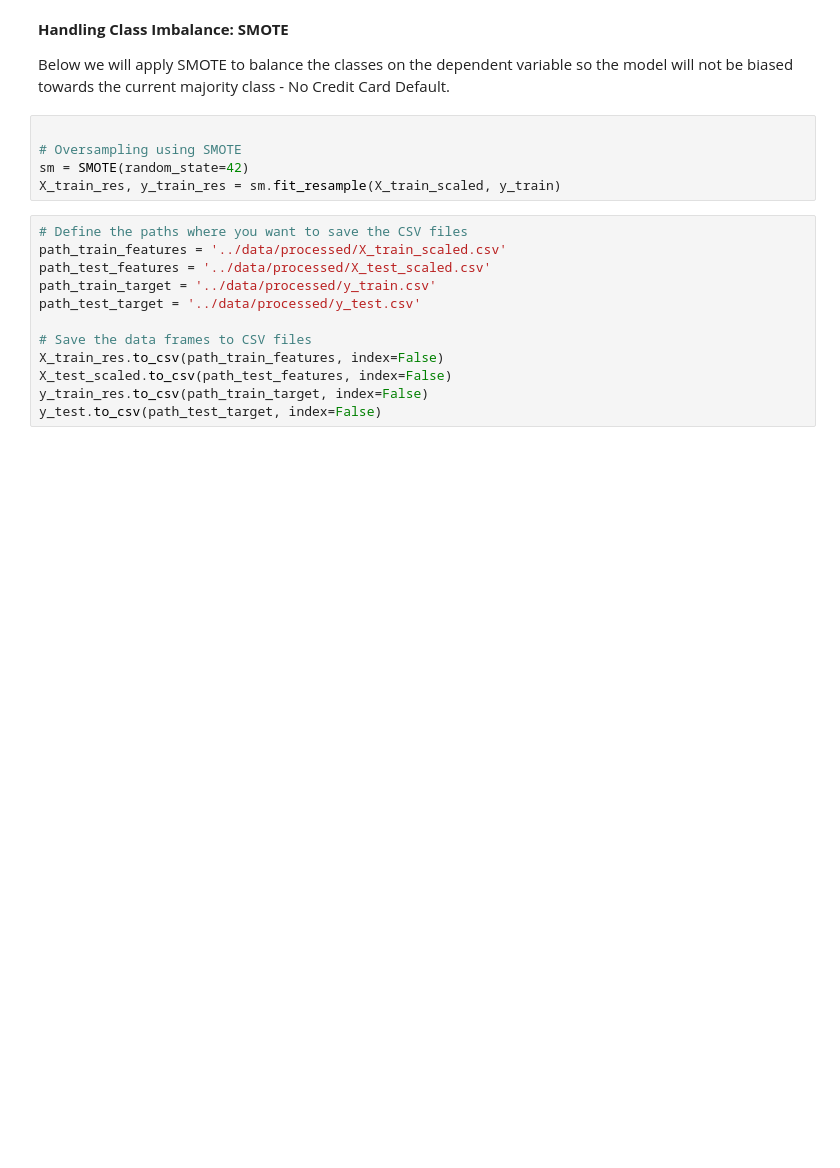
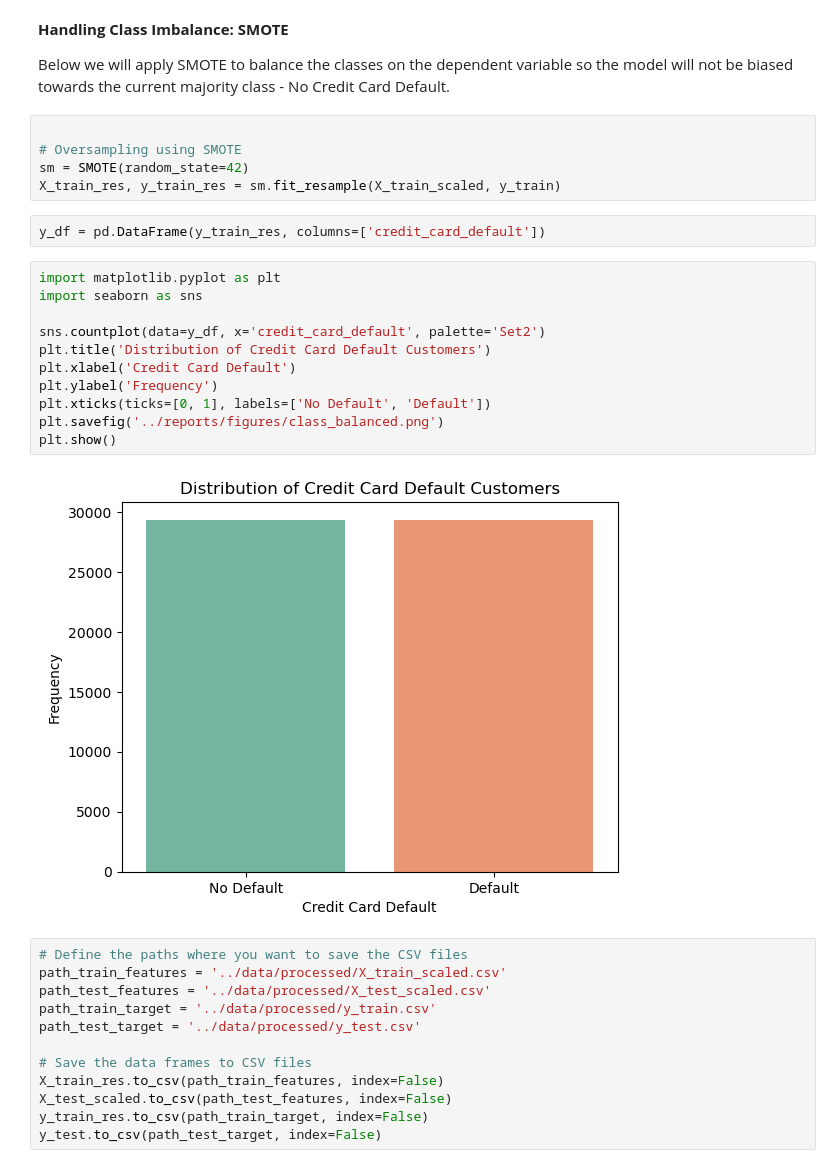
Before and after one commit to CamiloDS16/Project-2-AmEx-Credit-Card-Default-, a Jupyter notebook: Project-2-AmEx-Credit-Card-Default-/notebooks/preprocessing_amex.ipynb, the cells around one changed output. Cells and saved outputs as stored; diff of their text form; blank space fills up the shorter version.

```diff
--- a/Project-2-AmEx-Credit-Card-Default-/notebooks/preprocessing_amex.ipynb
+++ b/Project-2-AmEx-Credit-Card-Default-/notebooks/preprocessing_amex.ipynb
@@ -163,6 +163,21 @@ Below we will apply SMOTE to balance the classes on the dependent variable so th
 # Oversampling using SMOTE
 sm = SMOTE(random_state=42)
 X_train_res, y_train_res = sm.fit_resample(X_train_scaled, y_train)
+# %%
+y_df = pd.DataFrame(y_train_res, columns=['credit_card_default'])
+# %%
+import matplotlib.pyplot as plt
+import seaborn as sns
+
+sns.countplot(data=y_df, x='credit_card_default', palette='Set2')
+plt.title('Distribution of Credit Card Default Customers')
+plt.xlabel('Credit Card Default')
+plt.ylabel('Frequency')
+plt.xticks(ticks=[0, 1], labels=['No Default', 'Default'])
+plt.savefig('../reports/figures/class_balanced.png')
+plt.show()
+# %% [output]
+[figure, added]
 # %%
 # Define the paths where you want to save the CSV files
 path_train_features = '../data/processed/X_train_scaled.csv'
```
Also changed, not shown: 5 other files.
